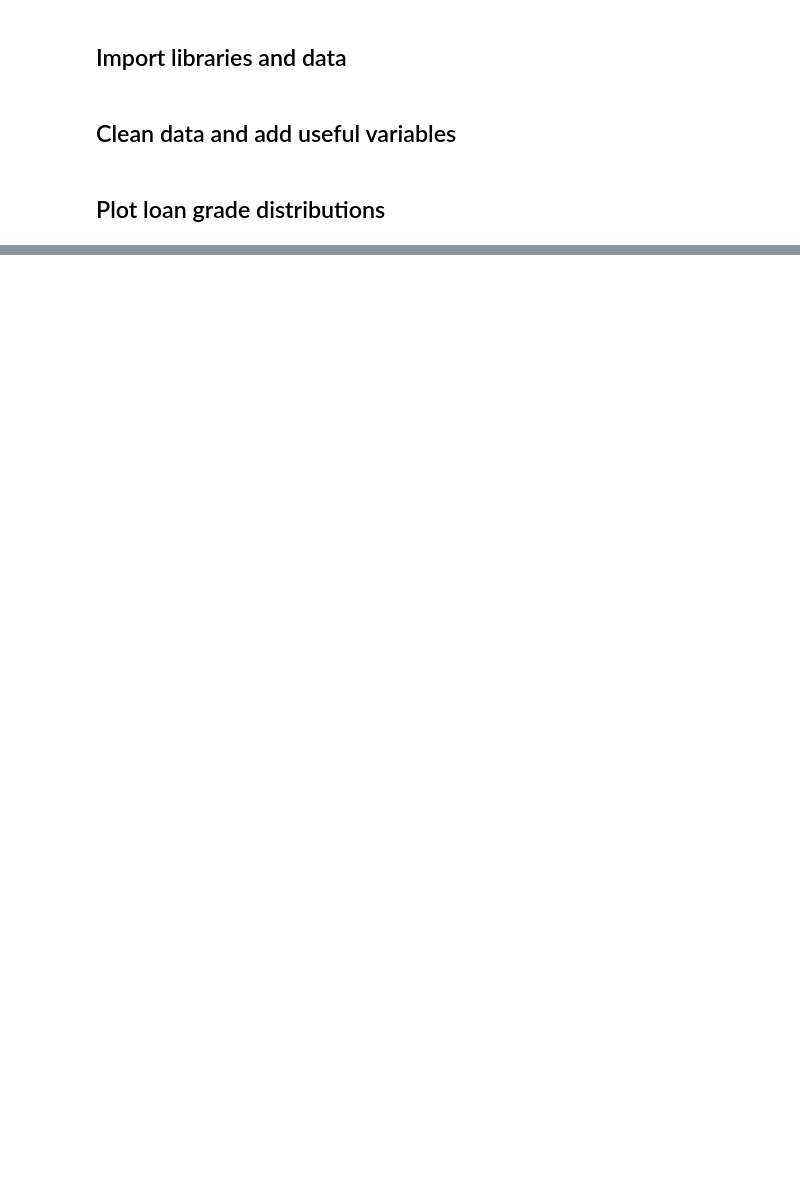
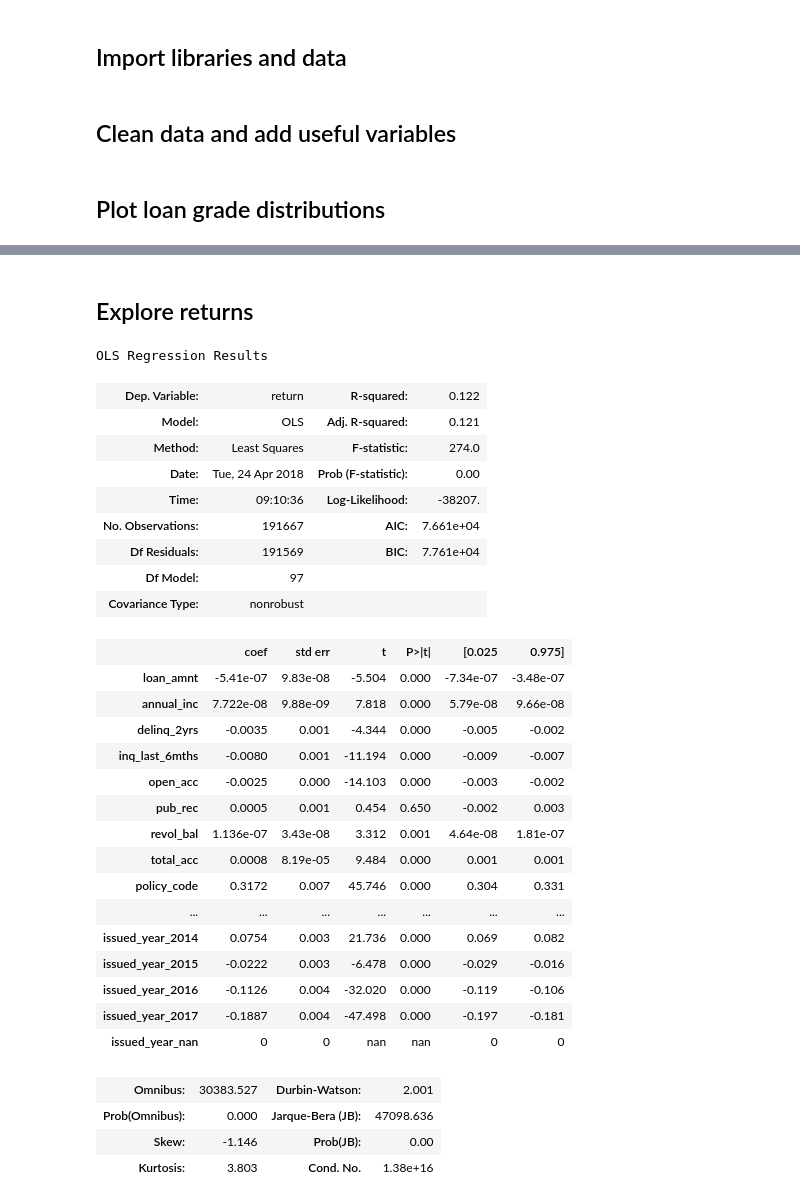
Before and after one commit to arielgoldszmidt/lenders, a Jupyter notebook: project.ipynb, the cells around one changed output, grey strips where cells are left out. Saved outputs shown, nothing was run; the diff lists cells and outputs as text; code cells hidden in the pictures; blank space fills up the shorter version.

```diff
--- a/project.ipynb
+++ b/project.ipynb
@@ -76,0 +174,36 @@ Index(['id', 'member_id', 'loan_amnt', 'funded_amnt', 'funded_amnt_inv',
+# %% [markdown]
+## Explore returns
+# %%
+linreg_ret = sm.OLS(train_labels["return"], sm.add_constant(train_features)).fit()
+linreg_ret.summary()
+# %% [output]
+OLS Regression Results
+| Dep. Variable: | return | R-squared: | 0.122 |
+| Model: | OLS | Adj. R-squared: | 0.121 |
+| Method: | Least Squares | F-statistic: | 274.0 |
+| Date: | Tue, 24 Apr 2018 | Prob (F-statistic): | 0.00 |
+| Time: | 09:10:36 | Log-Likelihood: | -38207. |
+| No. Observations: | 191667 | AIC: | 7.661e+04 |
+| Df Residuals: | 191569 | BIC: | 7.761e+04 |
+| Df Model: | 97 |  |  |
+| Covariance Type: | nonrobust |  |  |
+|  | coef | std err | t | P>|t| | [0.025 | 0.975] |
+| loan_amnt | -5.41e-07 | 9.83e-08 | -5.504 | 0.000 | -7.34e-07 | -3.48e-07 |
+| annual_inc | 7.722e-08 | 9.88e-09 | 7.818 | 0.000 | 5.79e-08 | 9.66e-08 |
+| delinq_2yrs | -0.0035 | 0.001 | -4.344 | 0.000 | -0.005 | -0.002 |
+| inq_last_6mths | -0.0080 | 0.001 | -11.194 | 0.000 | -0.009 | -0.007 |
+| open_acc | -0.0025 | 0.000 | -14.103 | 0.000 | -0.003 | -0.002 |
+| pub_rec | 0.0005 | 0.001 | 0.454 | 0.650 | -0.002 | 0.003 |
+| revol_bal | 1.136e-07 | 3.43e-08 | 3.312 | 0.001 | 4.64e-08 | 1.81e-07 |
+| total_acc | 0.0008 | 8.19e-05 | 9.484 | 0.000 | 0.001 | 0.001 |
+| policy_code | 0.3172 | 0.007 | 45.746 | 0.000 | 0.304 | 0.331 |
+| ... | ... | ... | ... | ... | ... | ... |
+| issued_year_2014 | 0.0754 | 0.003 | 21.736 | 0.000 | 0.069 | 0.082 |
+| issued_year_2015 | -0.0222 | 0.003 | -6.478 | 0.000 | -0.029 | -0.016 |
+| issued_year_2016 | -0.1126 | 0.004 | -32.020 | 0.000 | -0.119 | -0.106 |
+| issued_year_2017 | -0.1887 | 0.004 | -47.498 | 0.000 | -0.197 | -0.181 |
+| issued_year_nan | 0 | 0 | nan | nan | 0 | 0 |
+| Omnibus: | 30383.527 | Durbin-Watson: | 2.001 |
+| Prob(Omnibus): | 0.000 | Jarque-Bera (JB): | 47098.636 |
+| Skew: | -1.146 | Prob(JB): | 0.00 |
+| Kurtosis: | 3.803 | Cond. No. | 1.38e+16 |
```
Also changed, not shown: parts of 12 cells of this notebook, 1 other file.
